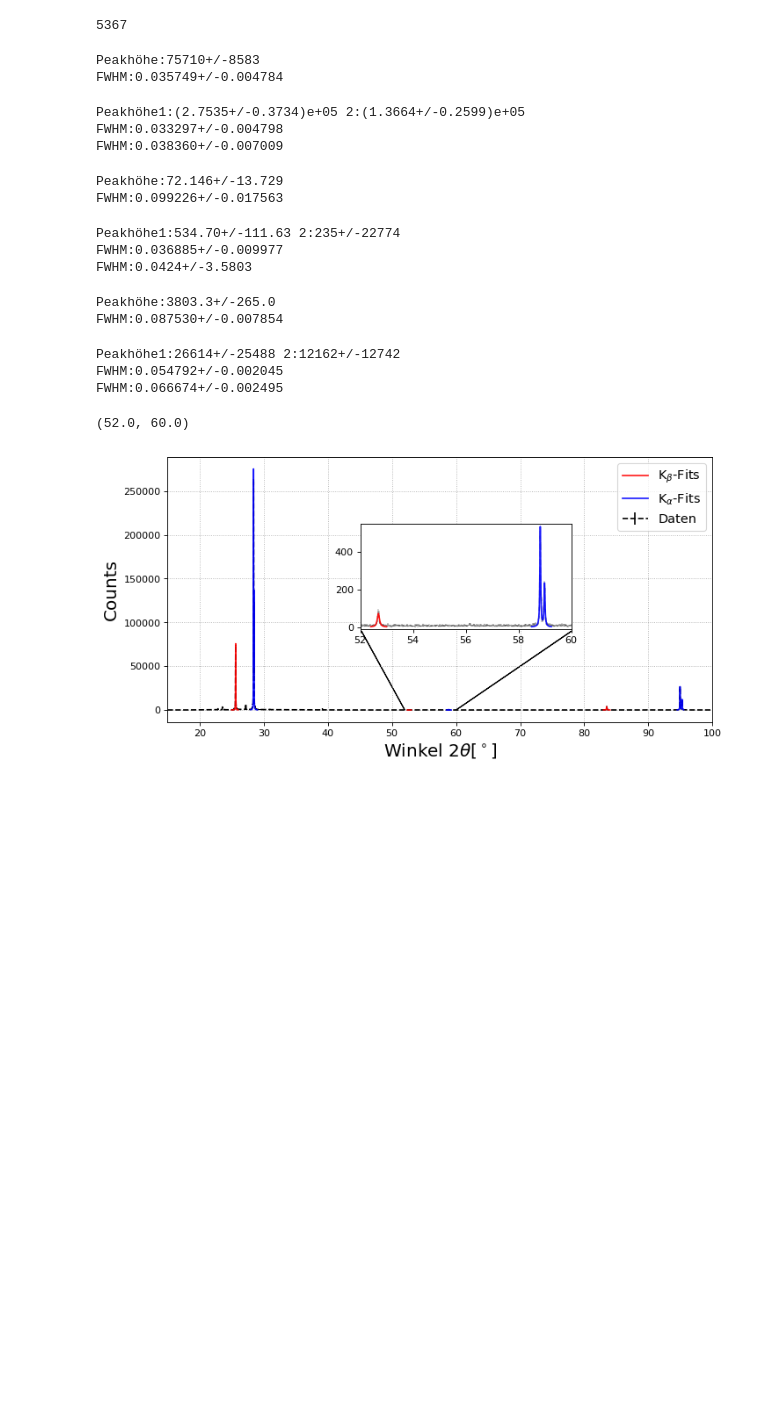
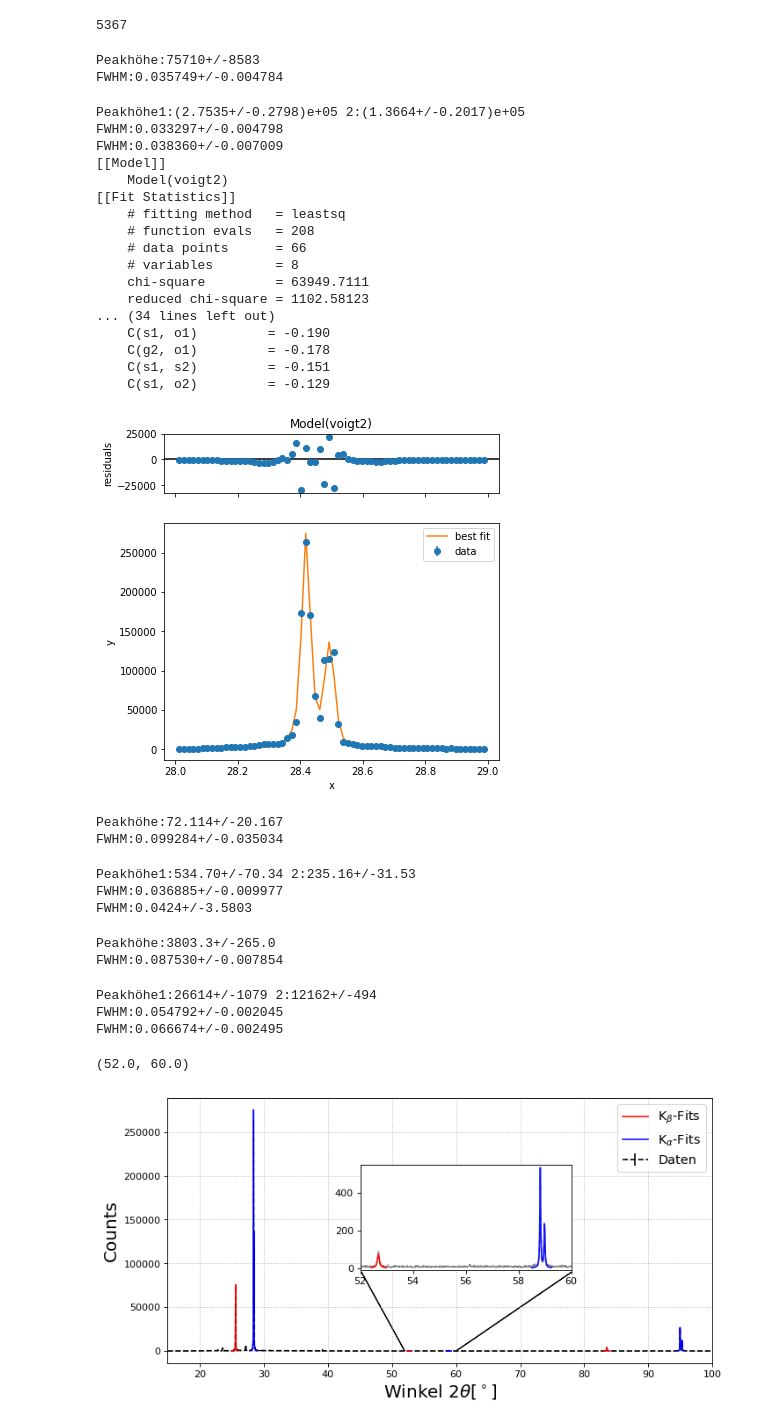
Before and after one commit to Friedrich-Jahns/Fortgeschrittenen-Praktikum-Physik, a Jupyter notebook: FP15_Röntgen/voigt_fit_30_15_ohne.ipynb, the cells around one changed output. Drawn from its saved outputs; the diff is of its cells as text; code cells hidden in the pictures; blank space fills up the shorter version.

```diff
--- a/FP15_Röntgen/voigt_fit_30_15_ohne.ipynb
+++ b/FP15_Röntgen/voigt_fit_30_15_ohne.ipynb
@@ -35,12 +35,12 @@ def uvoigt2(out_voigt):
     x1_p,s1_p,g1_p,o1_p,scale1_p=out_voigt.result.params['o1'],out_voigt.result.params['s1'],out_voigt.result.params['g1'],out_voigt.result.params['o1'],out_voigt.result.params['scale1']
     x2_p,s2_p,g2_p,o2_p,scale2_p=out_voigt.result.params['o2'],out_voigt.result.params['s2'],out_voigt.result.params['g2'],out_voigt.result.params['o2'],out_voigt.result.params['scale2']
     x1 = ufloat(x1_p.value,x1_p.stderr)
-    s1 = ufloat(s1_p.value,s1_p.stderr)
+    s1 = ufloat(s1_p.value,0)#s1_p.stderr)
     g1 = ufloat(g1_p.value,g1_p.stderr)
     o1 = ufloat(o1_p.value,o1_p.stderr)
     scale1 = ufloat(scale1_p.value,scale1_p.stderr)
     x2 = ufloat(x2_p.value,x2_p.stderr)
-    s2 = ufloat(s2_p.value,s2_p.stderr)
+    s2 = ufloat(s2_p.value,0)#s2_p.stderr)
     g2 = ufloat(g2_p.value,g2_p.stderr)
     o2 = ufloat(o2_p.value,o2_p.stderr)
     scale2 = ufloat(scale2_p.value,scale2_p.stderr)
@@ -112,34 +112,54 @@ FWHM:0.035749+/-0.004784
 model_voigt = lmfit.model.Model(voigt2)
 
 #parameter erstellen
 pars_voigt = model_voigt.make_params()
 
 #Parameter Optimieren
 pars_voigt["s1"].set(value=0.0137,min=0,max=1)
 pars_voigt["g1"].set(value=0.0137,min=0,max=1)
 pars_voigt["s2"].set(value=0.0147,min=0,max=1)
 pars_voigt["g2"].set(value=0.0147,min=0,max=1)
 pars_voigt["o1"].set(value=28.4,min=28,max=29)
 pars_voigt["o2"].set(value=28.5,min=28,max=29)
 pars_voigt["scale1"].set(25000)
 pars_voigt["scale2"].set(15000)
 
 #Fitten
 out_voigt = model_voigt.fit(data[1,867:933],x=data[0,867:933],params=pars_voigt,weights=1/data[2,867:933],nan_policy='propagate')
 a1f=out_voigt.fit_report()
 a1p=np.array([np.arange(28,29,0.001),out_voigt.eval(x=np.arange(28,29,0.001))])
 
 
 
 
 print('Peakhöhe1:'+str(uvoigt(out_voigt)[0].format(":.5"))+" 2:"+str(uvoigt(out_voigt)[1].format(":.5")))
 
 print('FWHM:'+str(FWHM(out_voigt.result.params['s1'],out_voigt.result.params['g1']).format(":.5")))
 print('FWHM:'+str(FWHM(out_voigt.result.params['s2'],out_voigt.result.params['g2']).format(":.5")))
+
+
+
+out_voigt.plot()
+print(out_voigt.fit_report())
 # %% [output]
-Peakhöhe1:(2.7535+/-0.3734)e+05 2:(1.3664+/-0.2599)e+05
+Peakhöhe1:(2.7535+/-0.2798)e+05 2:(1.3664+/-0.2017)e+05
 FWHM:0.033297+/-0.004798
 FWHM:0.038360+/-0.007009
+[[Model]]
+    Model(voigt2)
+[[Fit Statistics]]
+    # fitting method   = leastsq
+    # function evals   = 208
+    # data points      = 66
+    # variables        = 8
+    chi-square         = 63949.7111
+    reduced chi-square = 1102.58123
+... (34 lines left out)
+    C(s1, o1)         = -0.190
+    C(g2, o1)         = -0.178
+    C(s1, s2)         = -0.151
+    C(s1, o2)         = -0.129
+[figure, added]
 # %%
 #modell erstellen b2[52.4,53]->[2493,2533]
 model_voigt = lmfit.model.Model(voigt1)
@@ -148,8 +168,8 @@ model_voigt = lmfit.model.Model(voigt1)
 pars_voigt = model_voigt.make_params()
 
 #Parameter Optimieren
-pars_voigt["s1"].set(value=0.0137,min=0,max=1)
-pars_voigt["g1"].set(value=0.0137,min=0,max=1)
+pars_voigt["s1"].set(value= 0.7,min=0.001,max=1)
+pars_voigt["g1"].set(value=0.0137,min=0.001,max=1)
 pars_voigt["o1"].set(value=52.67,min=52.4,max=53)
 pars_voigt["scale1"].set(100)
 
@@ -164,8 +184,8 @@ print('Peakhöhe:'+str(uvoigt(out_voigt).format(":.5")))
 
 print('FWHM:'+str(FWHM(out_voigt.result.params['s1'],out_voigt.result.params['g1']).format(":.5")))
 # %% [output]
-Peakhöhe:72.146+/-13.729
-FWHM:0.099226+/-0.017563
+Peakhöhe:72.114+/-20.167
+FWHM:0.099284+/-0.035034
 # %%
 #modell erstellen a2[58.5,59.25]->[2900,2950]2900:2950
 model_voigt = lmfit.model.Model(voigt2)
@@ -196,7 +216,7 @@ print('Peakhöhe1:'+str(uvoigt(out_voigt)[0].format(":.5"))+" 2:"+str(uvoigt(out
 print('FWHM:'+str(FWHM(out_voigt.result.params['s1'],out_voigt.result.params['g1']).format(":.5")))
 print('FWHM:'+str(FWHM(out_voigt.result.params['s2'],out_voigt.result.params['g2']).format(":.5")))
 # %% [output]
-Peakhöhe1:534.70+/-111.63 2:235+/-22774
+Peakhöhe1:534.70+/-70.34 2:235.16+/-31.53
 FWHM:0.036885+/-0.009977
 FWHM:0.0424+/-3.5803
 # %%
@@ -253,7 +273,7 @@ print('Peakhöhe1:'+str(uvoigt(out_voigt)[0].format(":.5"))+" 2:"+str(uvoigt(out
 print('FWHM:'+str(FWHM(out_voigt.result.params['s1'],out_voigt.result.params['g1']).format(":.5")))
 print('FWHM:'+str(FWHM(out_voigt.result.params['s2'],out_voigt.result.params['g2']).format(":.5")))
 # %% [output]
-Peakhöhe1:26614+/-25488 2:12162+/-12742
+Peakhöhe1:26614+/-1079 2:12162+/-494
 FWHM:0.054792+/-0.002045
 FWHM:0.066674+/-0.002495
 # %%
```
Also changed, not shown: 7 other files.
